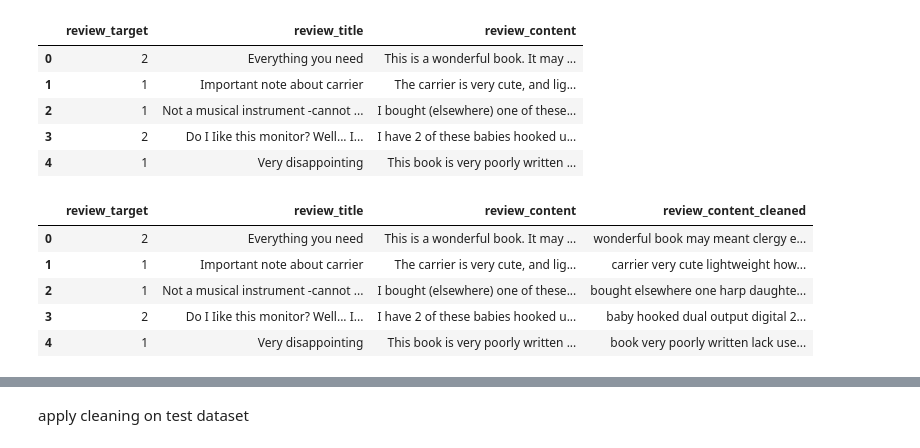
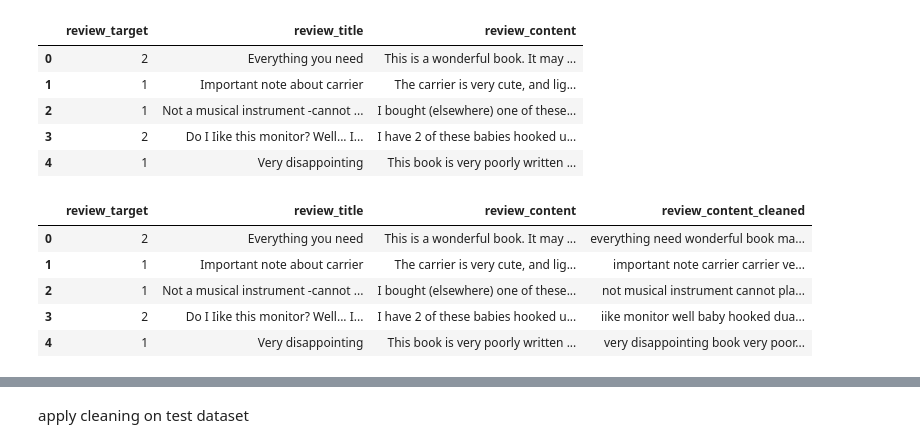
Before and after one commit to elsayedelmandoh/sentiment-sleuth, a Jupyter notebook: notebooks/03_data_preprocessing.ipynb, the cells around one changed output, grey strips where cells are left out. Drawn from its saved outputs; the diff is of its cells as text; code cells hidden in the pictures.

```diff
--- a/notebooks/03_data_preprocessing.ipynb
+++ b/notebooks/03_data_preprocessing.ipynb
@@ -80,12 +78,12 @@ processed_valid.head()
 | 3 | 2 | Do I Iike this monitor? Well... I... | I have 2 of these babies hooked u... |
 | 4 | 1 | Very disappointing | This book is very poorly written ... |
 # %%
-processed_valid['review_content_cleaned'] = clean_text(processed_valid['review_content'])
+processed_valid['review_content_cleaned'] = clean_text(processed_valid['review_title'].fillna('') + ' ' + processed_valid['review_content'].fillna(''))
 processed_valid.head()
 # %% [output]
 |  | review_target | review_title | review_content | review_content_cleaned |
-| 0 | 2 | Everything you need | This is a wonderful book. It may ... | wonderful book may meant clergy e... |
-| 1 | 1 | Important note about carrier | The carrier is very cute, and lig... | carrier very cute lightweight how... |
-| 2 | 1 | Not a musical instrument -cannot ... | I bought (elsewhere) one of these... | bought elsewhere one harp daughte... |
-| 3 | 2 | Do I Iike this monitor? Well... I... | I have 2 of these babies hooked u... | baby hooked dual output digital 2... |
-| 4 | 1 | Very disappointing | This book is very poorly written ... | book very poorly written lack use... |
+| 0 | 2 | Everything you need | This is a wonderful book. It may ... | everything need wonderful book ma... |
+| 1 | 1 | Important note about carrier | The carrier is very cute, and lig... | important note carrier carrier ve... |
+| 2 | 1 | Not a musical instrument -cannot ... | I bought (elsewhere) one of these... | not musical instrument cannot pla... |
+| 3 | 2 | Do I Iike this monitor? Well... I... | I have 2 of these babies hooked u... | iike monitor well baby hooked dua... |
+| 4 | 1 | Very disappointing | This book is very poorly written ... | very disappointing book very poor... |
```
Also changed, not shown: parts of 12 cells of this notebook, 9 other files.
